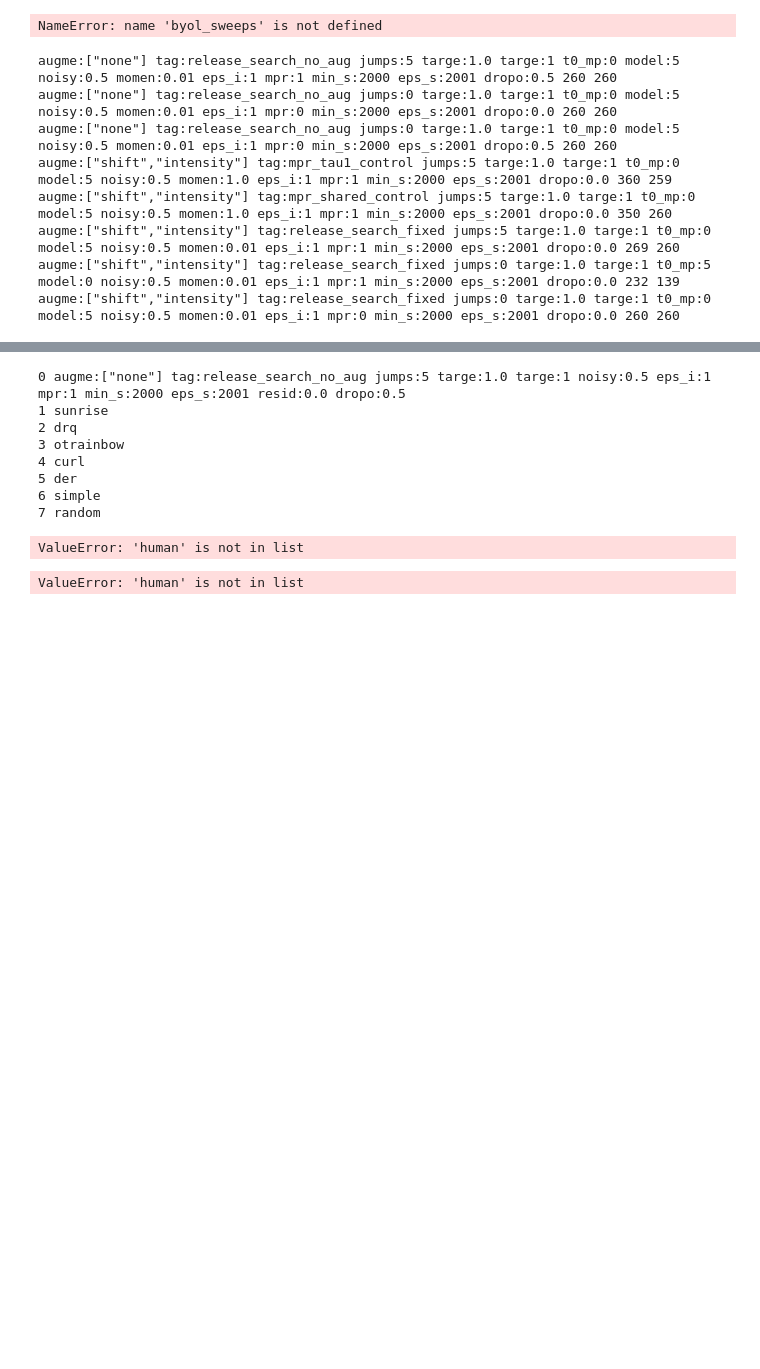
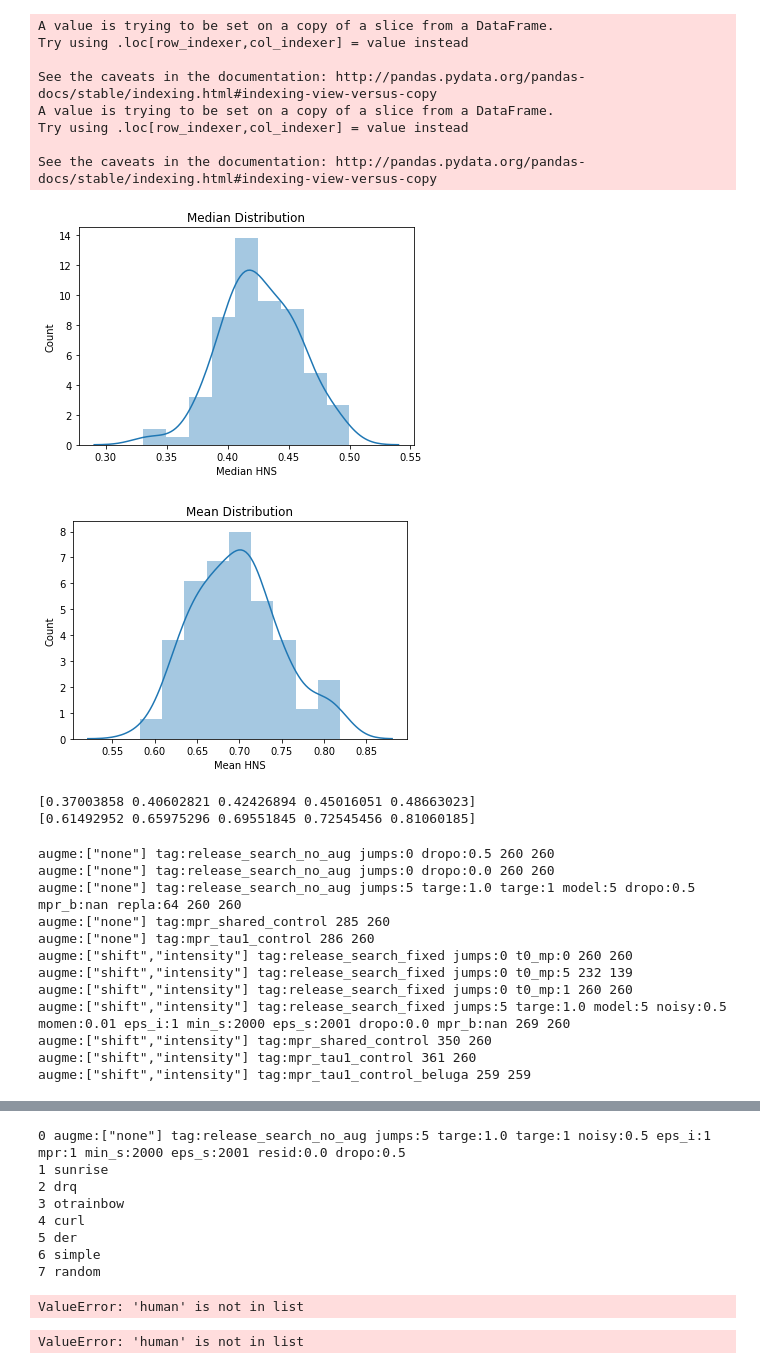
Before and after one commit to mila-iqia/spr, a Jupyter notebook: analysis/byol_replication.ipynb, the cells around one changed output, grey strips where cells are left out. Cells and saved outputs as stored; diff of their text form; code cells hidden in the pictures; blank space fills up the shorter version.

```diff
--- a/analysis/byol_replication.ipynb
+++ b/analysis/byol_replication.ipynb
@@ -604,8 +604,8 @@ def bootstrap_distribution(df, samples=100, runs=5, bs_type="normal"):
     for i in range(samples):
         b_df = bootstrap_fn(df, runs)
         b_df = b_df.groupby("game").mean()
-        medians.append(b_df.GameScoreNatureNormalized.median())
-        means.append(b_df.GameScoreNatureNormalized.mean())
+        medians.append(b_df.GameScoreNormalized.median())
+        means.append(b_df.GameScoreNormalized.mean())
 
     sns.distplot(medians)
     plt.title("Median Distribution")
@@ -620,11 +620,22 @@ def bootstrap_distribution(df, samples=100, runs=5, bs_type="normal"):
 
     return np.array(medians), np.array(means)
 # %%
-medians, means = bootstrap_distribution(byol_sweeps[2], samples=100, runs=10, bs_type="normal")
+medians, means = bootstrap_distribution(byol_sweeps[0], samples=100, runs=10, bs_type="normal")
 print(np.quantile(medians, [0.025, 0.25, 0.5, 0.75, 0.975]))
 print(np.quantile(means, [0.025, 0.25, 0.5, 0.75, 0.975]))
 # %% [output]
-NameError: name 'byol_sweeps' is not defined
+A value is trying to be set on a copy of a slice from a DataFrame.
+Try using .loc[row_indexer,col_indexer] = value instead
+
+See the caveats in the documentation: http://pandas.pydata.org/pandas-docs/stable/indexing.html#indexing-view-versus-copy
+A value is trying to be set on a copy of a slice from a DataFrame.
+Try using .loc[row_indexer,col_indexer] = value instead
+
+See the caveats in the documentation: http://pandas.pydata.org/pandas-docs/stable/indexing.html#indexing-view-versus-copy
+[figure, added]
+[figure, added]
+[0.37003858 0.40602821 0.42426894 0.45016051 0.48663023]
+[0.61492952 0.65975296 0.69551845 0.72545456 0.81060185]
 # %%
 byol_data = pandas.read_csv("retuning.csv")
 # byol_data = byol_data[np.array([augmentation != '["none"]' for augmentation in byol_data.augmentation])]
@@ -649,21 +660,28 @@ byol_sweeps, byol_names = split_on_fields(byol_data,
                                            "algo.eps_steps",
 #                                            "residual_tm",
                                            "dropout",
+                                           "mpr_batch_norm",
+                                           "mpr_layer_norm",
+                                           "replay_ratio"
                                           ],
-                                         min_games=26,show_all_fields=True)
+                                         min_games=26,show_all_fields=False)
 
 # produce_missing_pair_runs(byol_sweeps, games=set(byol_data.game), wandb_dir="\"./\"")
 for sweep, name in zip(byol_sweeps, byol_names):
     print(name, len(sweep), len(sweep.groupby(["game", "seed"]).mean().reset_index()))
 # %% [output]
-augme:["none"] tag:release_search_no_aug jumps:5 targe:1.0 targe:1 t0_mp:0 model:5 noisy:0.5 momen:0.01 eps_i:1 mpr:1 min_s:2000 eps_s:2001 dropo:0.5 260 260
-augme:["none"] tag:release_search_no_aug jumps:0 targe:1.0 targe:1 t0_mp:0 model:5 noisy:0.5 momen:0.01 eps_i:1 mpr:0 min_s:2000 eps_s:2001 dropo:0.0 260 260
-augme:["none"] tag:release_search_no_aug jumps:0 targe:1.0 targe:1 t0_mp:0 model:5 noisy:0.5 momen:0.01 eps_i:1 mpr:0 min_s:2000 eps_s:2001 dropo:0.5 260 260
-augme:["shift","intensity"] tag:mpr_tau1_control jumps:5 targe:1.0 targe:1 t0_mp:0 model:5 noisy:0.5 momen:1.0 eps_i:1 mpr:1 min_s:2000 eps_s:2001 dropo:0.0 360 259
-augme:["shift","intensity"] tag:mpr_shared_control jumps:5 targe:1.0 targe:1 t0_mp:0 model:5 noisy:0.5 momen:1.0 eps_i:1 mpr:1 min_s:2000 eps_s:2001 dropo:0.0 350 260
-augme:["shift","intensity"] tag:release_search_fixed jumps:5 targe:1.0 targe:1 t0_mp:0 model:5 noisy:0.5 momen:0.01 eps_i:1 mpr:1 min_s:2000 eps_s:2001 dropo:0.0 269 260
-augme:["shift","intensity"] tag:release_search_fixed jumps:0 targe:1.0 targe:1 t0_mp:5 model:0 noisy:0.5 momen:0.01 eps_i:1 mpr:1 min_s:2000 eps_s:2001 dropo:0.0 232 139
-augme:["shift","intensity"] tag:release_search_fixed jumps:0 targe:1.0 targe:1 t0_mp:0 model:5 noisy:0.5 momen:0.01 eps_i:1 mpr:0 min_s:2000 eps_s:2001 dropo:0.0 260 260
+augme:["none"] tag:release_search_no_aug jumps:0 dropo:0.5 260 260
+augme:["none"] tag:release_search_no_aug jumps:0 dropo:0.0 260 260
+augme:["none"] tag:release_search_no_aug jumps:5 targe:1.0 targe:1 model:5 dropo:0.5 mpr_b:nan repla:64 260 260
+augme:["none"] tag:mpr_shared_control 285 260
+augme:["none"] tag:mpr_tau1_control 286 260
+augme:["shift","intensity"] tag:release_search_fixed jumps:0 t0_mp:0 260 260
+augme:["shift","intensity"] tag:release_search_fixed jumps:0 t0_mp:5 232 139
+augme:["shift","intensity"] tag:release_search_fixed jumps:0 t0_mp:1 260 260
+augme:["shift","intensity"] tag:release_search_fixed jumps:5 targe:1.0 model:5 noisy:0.5 momen:0.01 eps_i:1 min_s:2000 eps_s:2001 dropo:0.0 mpr_b:nan 269 260
+augme:["shift","intensity"] tag:mpr_shared_control 350 260
+augme:["shift","intensity"] tag:mpr_tau1_control 361 260
+augme:["shift","intensity"] tag:mpr_tau1_control_beluga 259 259
 # %%
 names =  [
           *byol_names,
```
Also changed, not shown: parts of 5 cells of this notebook, 20 other files.
